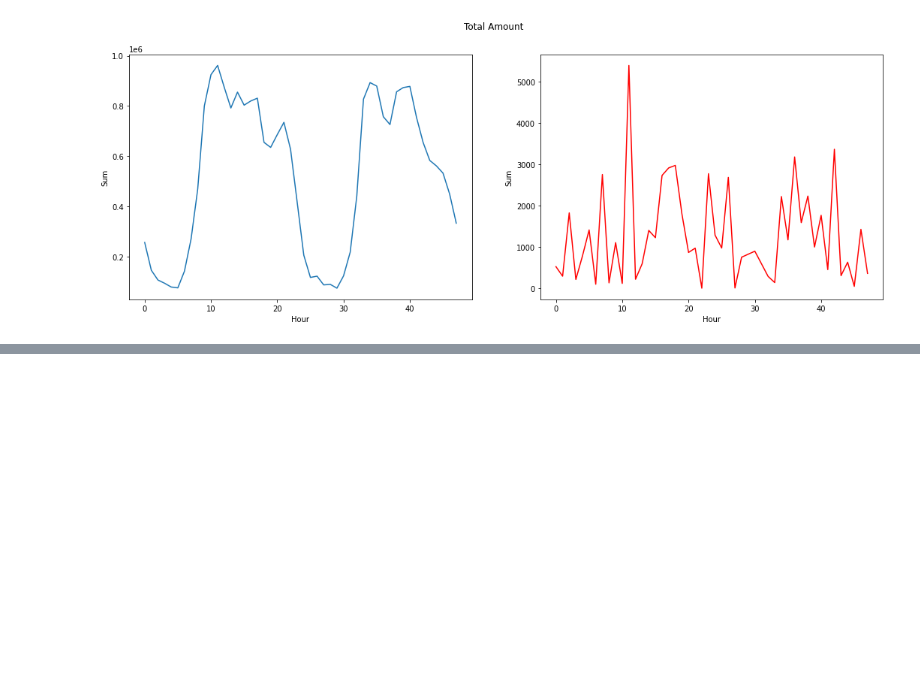
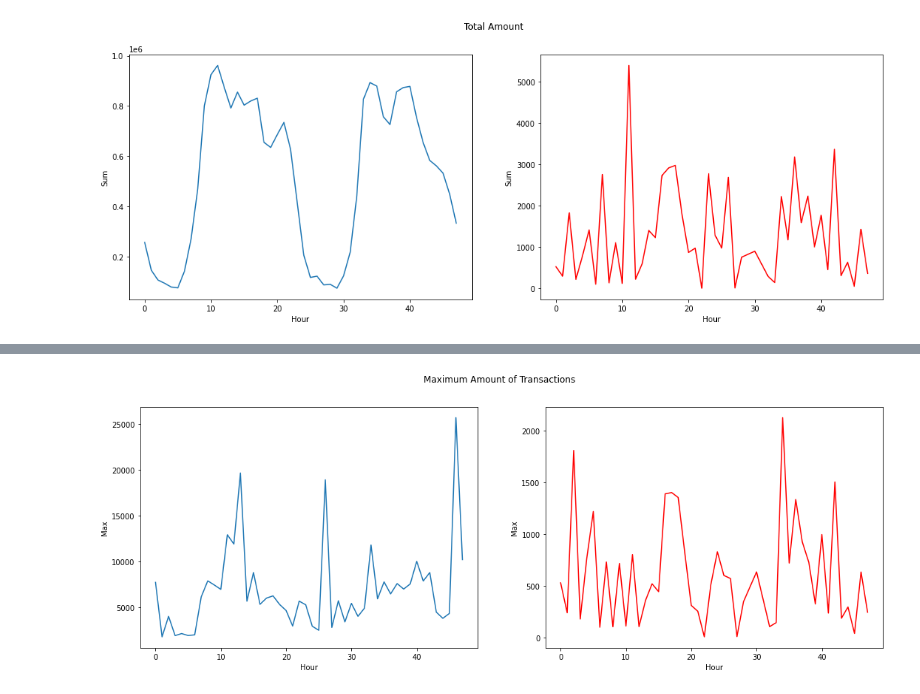
Before and after one commit to jacksdata/Fraud_Detection_Imbalanced_Data, a Jupyter notebook: EDA_Imbalanced_Credit.ipynb, the cells around one changed output, grey strips where cells are left out. Cells and saved outputs as stored; diff of their text form; code cells hidden in the pictures; blank space fills up the shorter version.

Commit message:
added median transactions graph

```diff
--- a/EDA_Imbalanced_Credit.ipynb
+++ b/EDA_Imbalanced_Credit.ipynb
@@ -229,0 +224,8 @@ plt.show();
+# %%
+fig, (ax1, ax2) = plt.subplots(ncols=2, figsize=(18,6))
+s = sns.lineplot(ax = ax1, x="Hour", y="Max", data=data_df.loc[data_df.Class==0])
+s = sns.lineplot(ax = ax2, x="Hour", y="Max", data=data_df.loc[data_df.Class==1], color="red")
+plt.suptitle("Maximum Amount of Transactions")
+plt.show()
+# %% [output]
+[figure, added]
```
Also changed, not shown: parts of 10 cells of this notebook.
